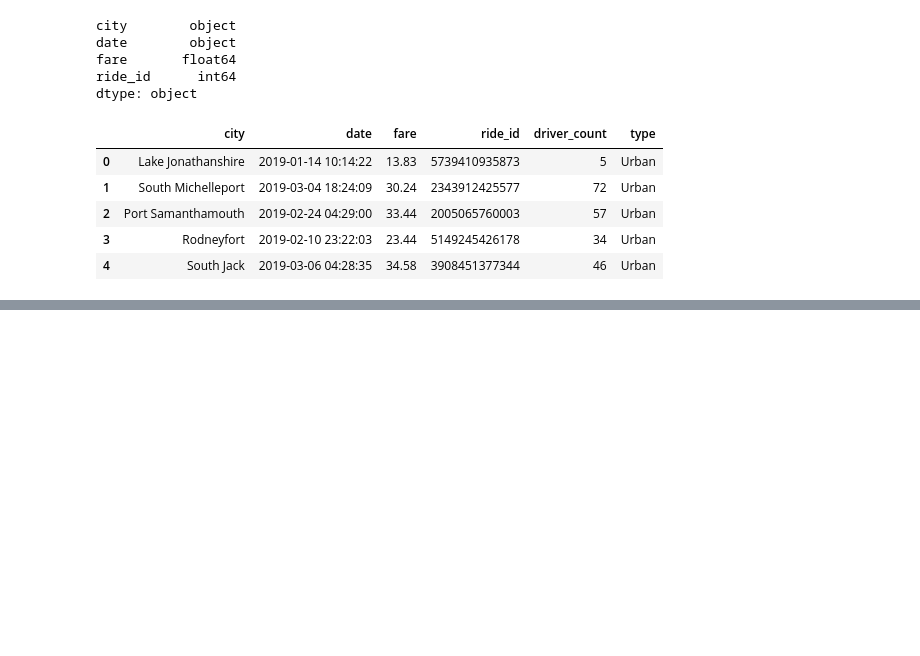
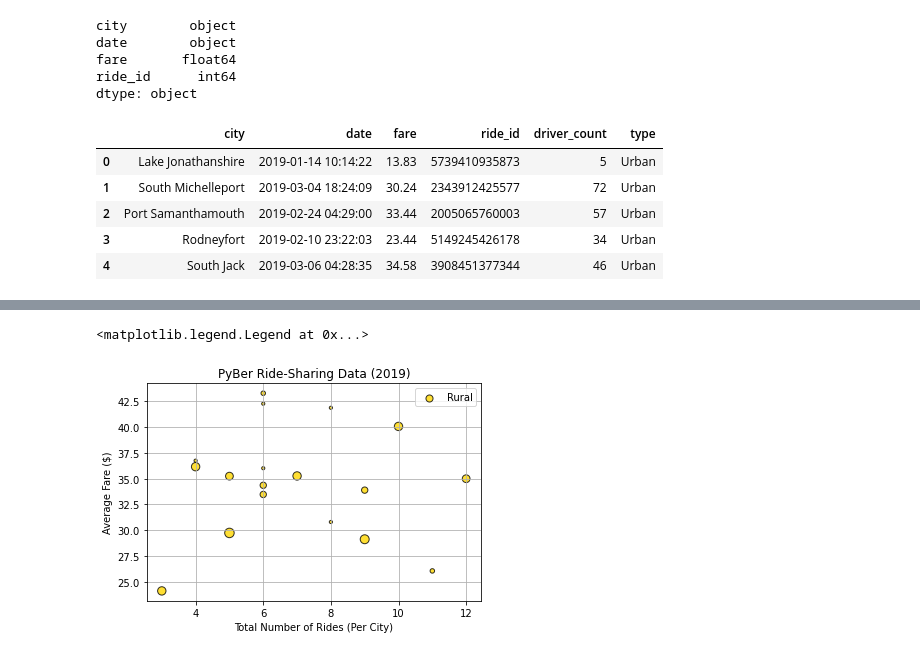
Before and after one commit to jrobert2121/PyBer_Analysis, a Jupyter notebook: PyBer.ipynb, the cells around one changed output, grey strips where cells are left out. Cells and saved outputs as stored; diff of their text form; code cells hidden in the pictures; blank space fills up the shorter version.

```diff
--- a/PyBer.ipynb
+++ b/PyBer.ipynb
@@ -125,0 +148,4 @@ pyber_data_df.head()
+# %%
+# creat the Rural df
+rural_cities_df = pyber_data_df[pyber_data_df["type"] == "Rural"]
+rural_cities_df.head()
@@ -125,0 +236,13 @@ pyber_data_df.head()
+# %%
+# create scatter plot for rural cities
+plt.scatter(rural_ride_count, rural_avg_fare, s=rural_avg_driver_count*10,
+            color="gold", edgecolor="black", lw=1, alpha=.8, label="Rural")
+plt.title("PyBer Ride-Sharing Data (2019)")
+plt.ylabel("Average Fare ($)")
+plt.xlabel("Total Number of Rides (Per City)")
+plt.grid(True)
+# add legend
+plt.legend()
+# %% [output]
+<matplotlib.legend.Legend at 0x...>
+[figure, added]
```
Also changed, not shown: parts of 10 cells of this notebook, 1 other file.
